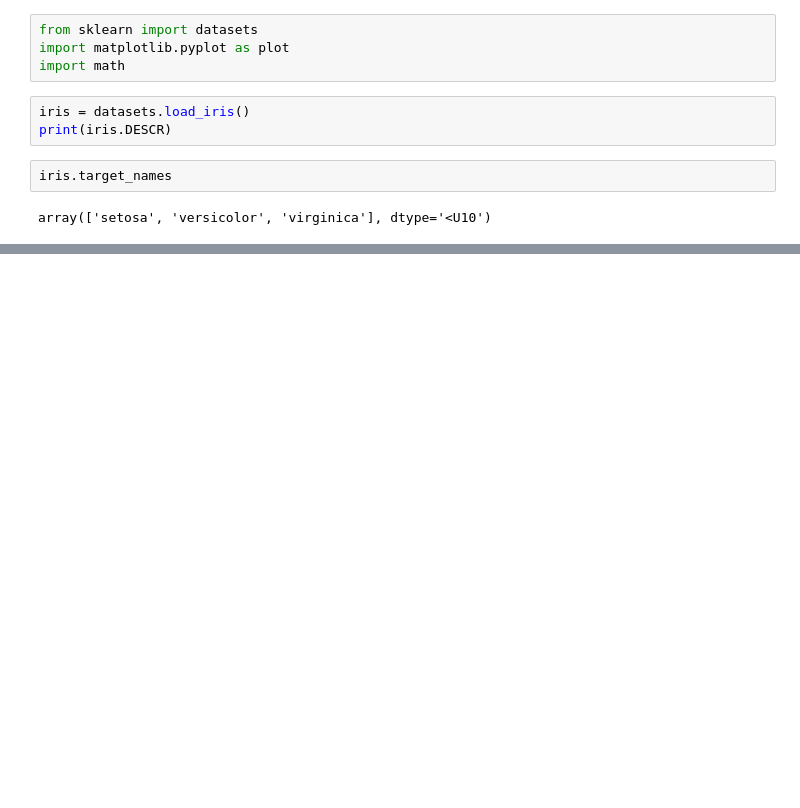
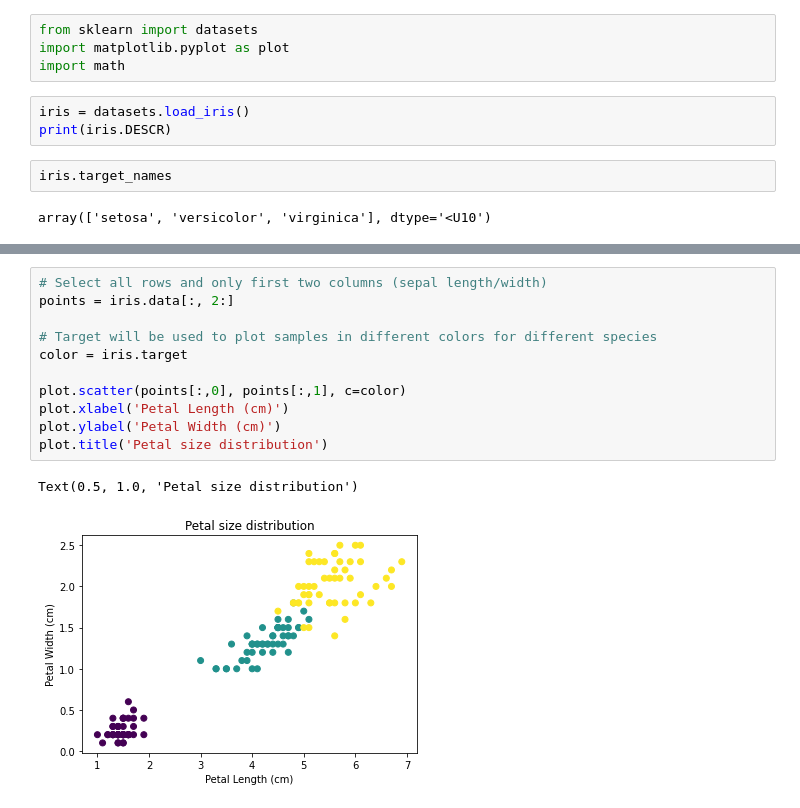
Before and after one commit to bmanek/MachineLearning, a Jupyter notebook: iris_dataset.ipynb, the cells around one changed output, grey strips where cells are left out. Drawn from its saved outputs; the diff is of its cells as text; blank space fills up the shorter version.

Commit message:
Added petal scatter plot

```diff
--- a/iris_dataset.ipynb
+++ b/iris_dataset.ipynb
@@ -23,3 +23,17 @@ plot.title('Sepal size distribution')
 # %% [output]
 Text(0.5, 1.0, 'Sepal size distribution')
 [figure]
+# %%
+# Select all rows and only first two columns (sepal length/width)
+points = iris.data[:, 2:]
+
+# Target will be used to plot samples in different colors for different species
+color = iris.target
+
+plot.scatter(points[:,0], points[:,1], c=color)
+plot.xlabel('Petal Length (cm)')
+plot.ylabel('Petal Width (cm)')
+plot.title('Petal size distribution')
+# %% [output]
+Text(0.5, 1.0, 'Petal size distribution')
+[figure, added]
```
Also changed, not shown: parts of 1 cell of this notebook.
